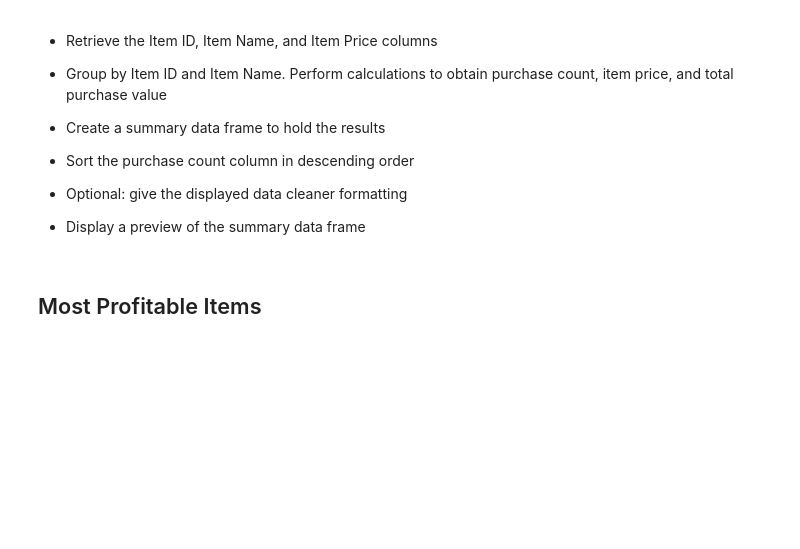
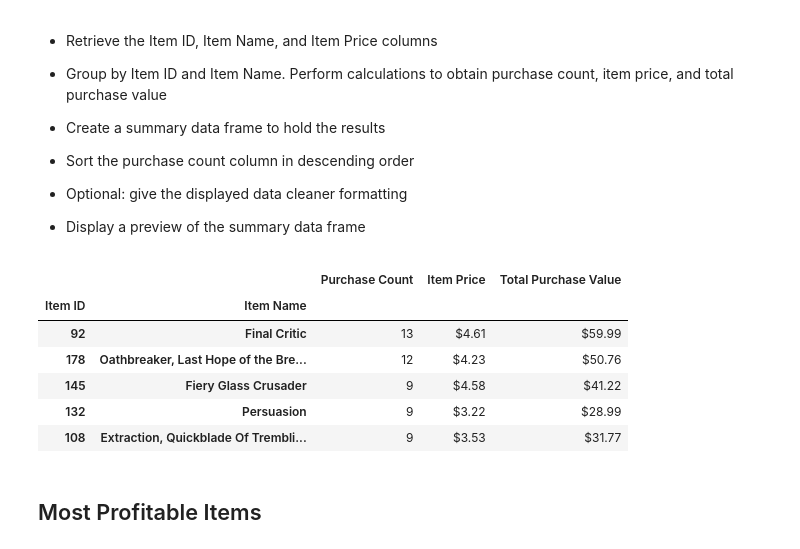
Before and after one commit to obfrap/pandas-challenge, a Jupyter notebook: HeroesOfPymoli/HeroesOfPymoli_starter-Final.ipynb, the cells around one changed output. Drawn from its saved outputs; the diff is of its cells as text; code cells hidden in the pictures; blank space fills up the shorter version.

Commit message:
Have completed all analysis for Pymoli

```diff
--- a/HeroesOfPymoli/HeroesOfPymoli_starter-Current.ipynb
+++ b/HeroesOfPymoli/HeroesOfPymoli_starter-Final.ipynb
@@ -333,6 +338,40 @@ tp_count
 
 
 * Display a preview of the summary data frame
+# %%
+#Don't want to overwrite purchase_data
+most_pop=pd.DataFrame(purchase_data)
+most_pop.reset_index()
+# Writing new dataframe indexed by Item ID and Item Name.  Using the Gender field to count purchases
+most_pop_count=pd.DataFrame(most_pop.groupby(['Item ID', 'Item Name'])['Gender'].count())
+
+#Rename column Gender to Purchase Count
+most_pop_count.rename(columns={'Gender': 'Purchase Count'}, inplace=True)
+
+#Use .sum to calculate Total Purchase Value and use .mean to calculate Item Price.  Some items have multiple prices when I first printed this.
+# Multiple itmem prices for the same item id  where then averaged out using mean field.
+most_totval=most_pop.groupby(['Item ID', 'Item Name'])['Price'].sum()
+item_price=most_pop.groupby(['Item ID', 'Item Name'])['Price'].mean()
+
+#Add new data to dataframe
+most_pop_count['Item Price']=round(item_price, 2)
+most_pop_count['Total Purchase Value']=most_totval
+
+#Sort data
+most_pop_count=most_pop_count.sort_values('Purchase Count', ascending=False)
+
+#Format the results
+most_pop_count["Total Purchase Value"]=most_pop_count["Total Purchase Value"].map('${:,.2f}'.format)
+most_pop_count["Item Price"]=most_pop_count["Item Price"].map('${:,.2f}'.format)
+most_pop_count.head()
+# %% [output]
+|  |  | Purchase Count | Item Price | Total Purchase Value |
+| Item ID | Item Name |  |  |  |
+| 92 | Final Critic | 13 | $4.61 | $59.99 |
+| 178 | Oathbreaker, Last Hope of the Bre... | 12 | $4.23 | $50.76 |
+| 145 | Fiery Glass Crusader | 9 | $4.58 | $41.22 |
+| 132 | Persuasion | 9 | $3.22 | $28.99 |
+| 108 | Extraction, Quickblade Of Trembli... | 9 | $3.53 | $31.77 |
 # %% [markdown]
 ## Most Profitable Items
 # %% [markdown]
```
Also changed, not shown: parts of 6 cells of this notebook, 1 other file.
